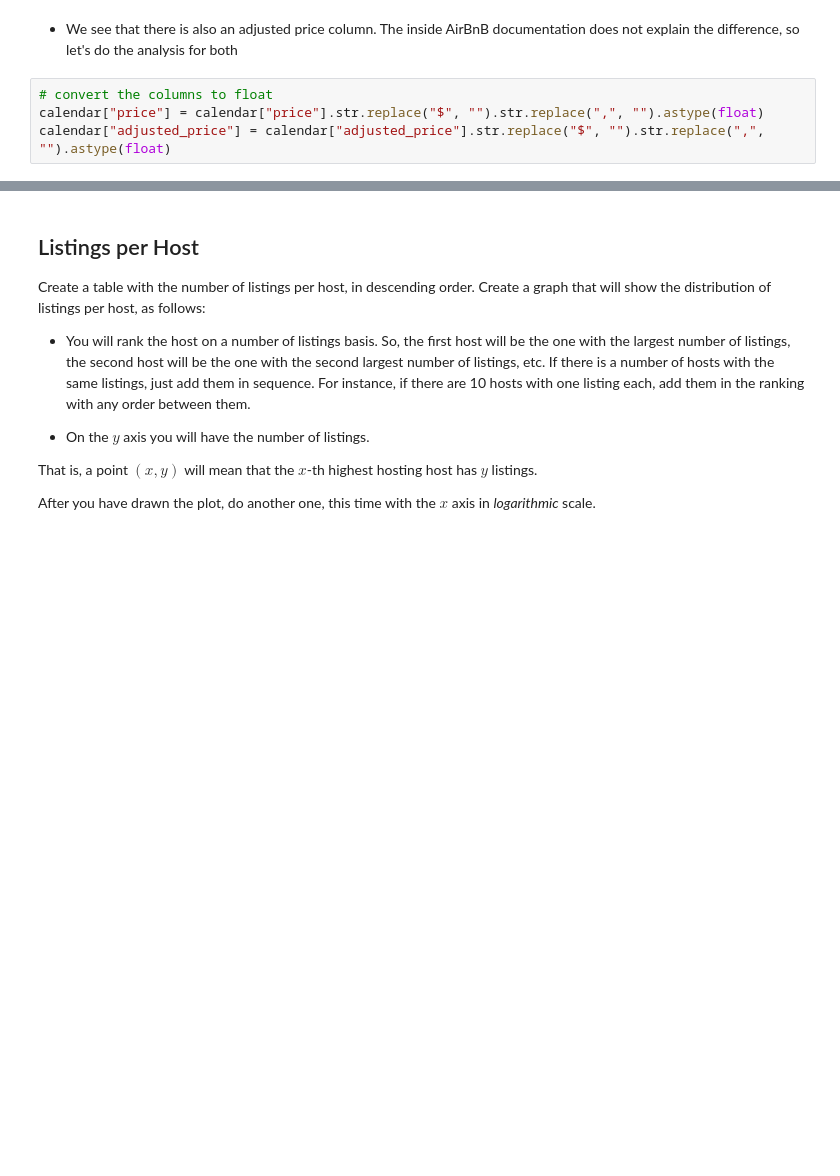
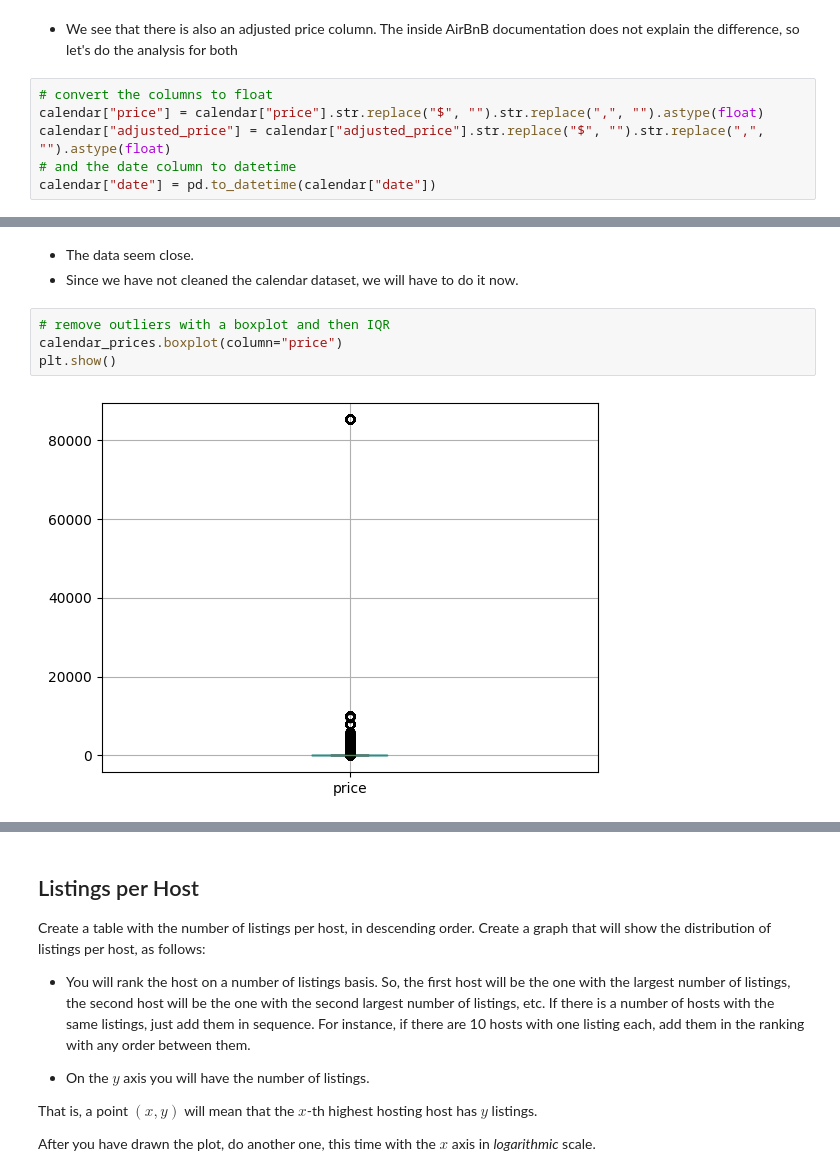
Before and after one commit to TeoSkondras/ATHENS-AIRBNB-ANALYSIS, a Jupyter notebook: ml_assignment1/ml_assignment1.ipynb, the cells around one changed output, grey strips where cells are left out. Cells and saved outputs as stored; diff of their text form; blank space fills up the shorter version.

Commit message:
Add updated charts

```diff
--- a/ml_assignment1/ml_assignment1.ipynb
+++ b/ml_assignment1/ml_assignment1.ipynb
@@ -627,5 +645,7 @@ calendar.columns
 # convert the columns to float
 calendar["price"] = calendar["price"].str.replace("$", "").str.replace(",", "").astype(float)
 calendar["adjusted_price"] = calendar["adjusted_price"].str.replace("$", "").str.replace(",", "").astype(float)
+# and the date column to datetime
+calendar["date"] = pd.to_datetime(calendar["date"])
 # %%
 calendar_prices = calendar[["date","price"]]
@@ -632,0 +663,9 @@ average_price_per_day = calendar_prices.groupby("date").mean()
+# %% [markdown]
+* The data seem close.
+* Since we have not cleaned the calendar dataset, we will have to do it now.
+# %%
+# remove outliers with a boxplot and then IQR
+calendar_prices.boxplot(column="price")
+plt.show()
+# %% [output]
+[figure, added]
```
Also changed, not shown: parts of 40 cells of this notebook.
